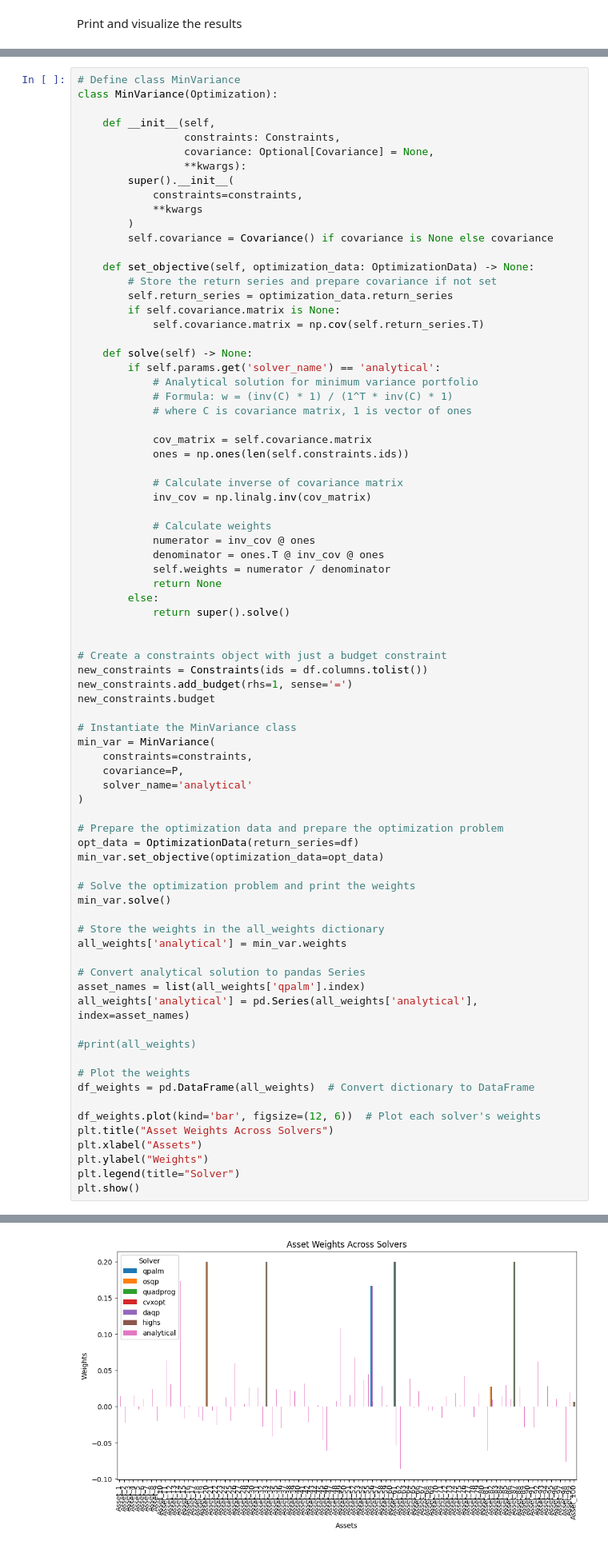
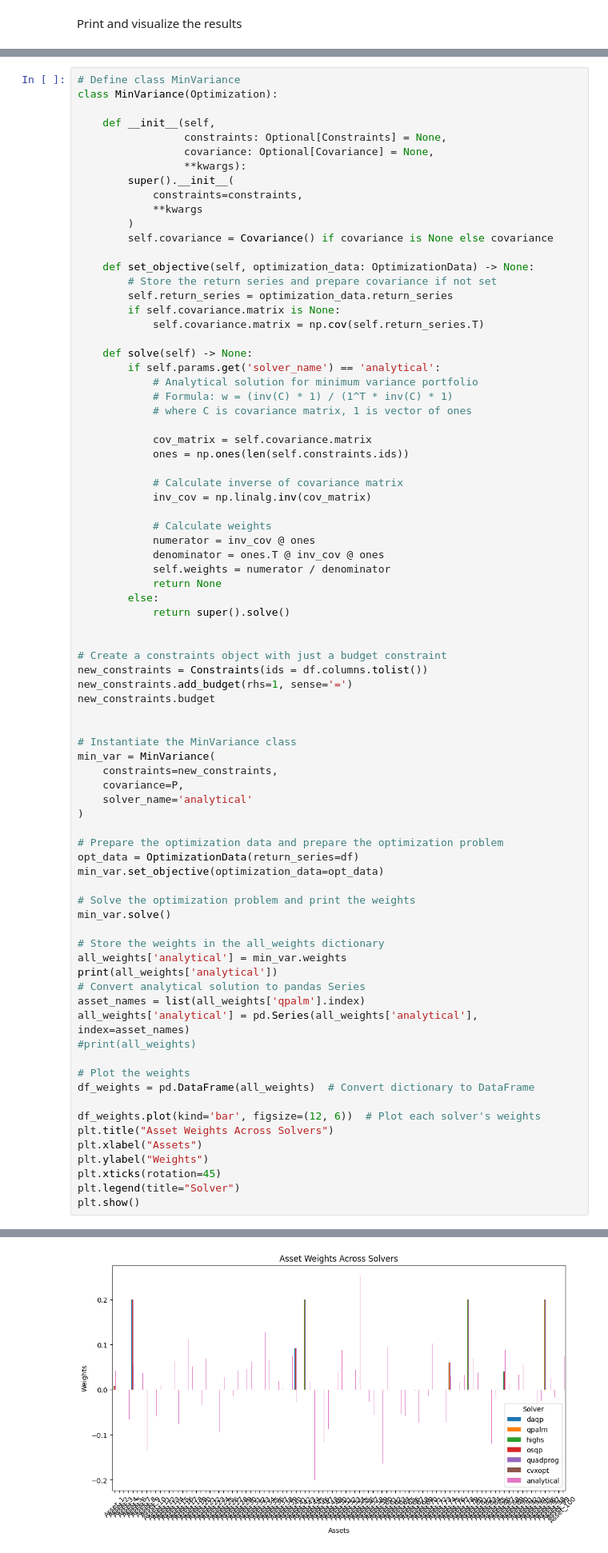
Before and after one commit to crowmatix/qpmwp-course, a Jupyter notebook: assignments/assignment_1.ipynb, the cells around one changed output, grey strips where cells are left out. Shown at 80% size. Cells and saved outputs as stored; diff of their text form.

```diff
--- a/assignments/assignment_1.ipynb
+++ b/assignments/assignment_1.ipynb
@@ -307,7 +326,7 @@ styled_results
 class MinVariance(Optimization):
 
     def __init__(self,
-                 constraints: Constraints,
+                 constraints: Optional[Constraints] = None,
                  covariance: Optional[Covariance] = None,
                  **kwargs):
         super().__init__(
@@ -348,9 +367,10 @@ new_constraints = Constraints(ids = df.columns.tolist())
 new_constraints.add_budget(rhs=1, sense='=')
 new_constraints.budget
 
+
 # Instantiate the MinVariance class
 min_var = MinVariance(
-    constraints=constraints,
+    constraints=new_constraints,
     covariance=P,
     solver_name='analytical'
 )
@@ -364,11 +384,10 @@ min_var.solve()
 
 # Store the weights in the all_weights dictionary
 all_weights['analytical'] = min_var.weights
-
+print(all_weights['analytical'])
 # Convert analytical solution to pandas Series
 asset_names = list(all_weights['qpalm'].index)
 all_weights['analytical'] = pd.Series(all_weights['analytical'], index=asset_names)
-
 #print(all_weights)
 
 # Plot the weights
@@ -378,6 +397,7 @@ df_weights.plot(kind='bar', figsize=(12, 6))  # Plot each solver's weights
 plt.title("Asset Weights Across Solvers")
 plt.xlabel("Assets")
 plt.ylabel("Weights")
+plt.xticks(rotation=45)
 plt.legend(title="Solver")
 plt.show()
 # %% [output]
@@ -384,4 +421,4 @@ plt.show()
-[figure, old version]
+[figure, new version]
 # %%
 df_weights.T.boxplot(figsize=(12, 6))
 plt.title("Distribution of Portfolio Weights Across Solvers")
```
Also changed, not shown: parts of 6 cells of this notebook.
